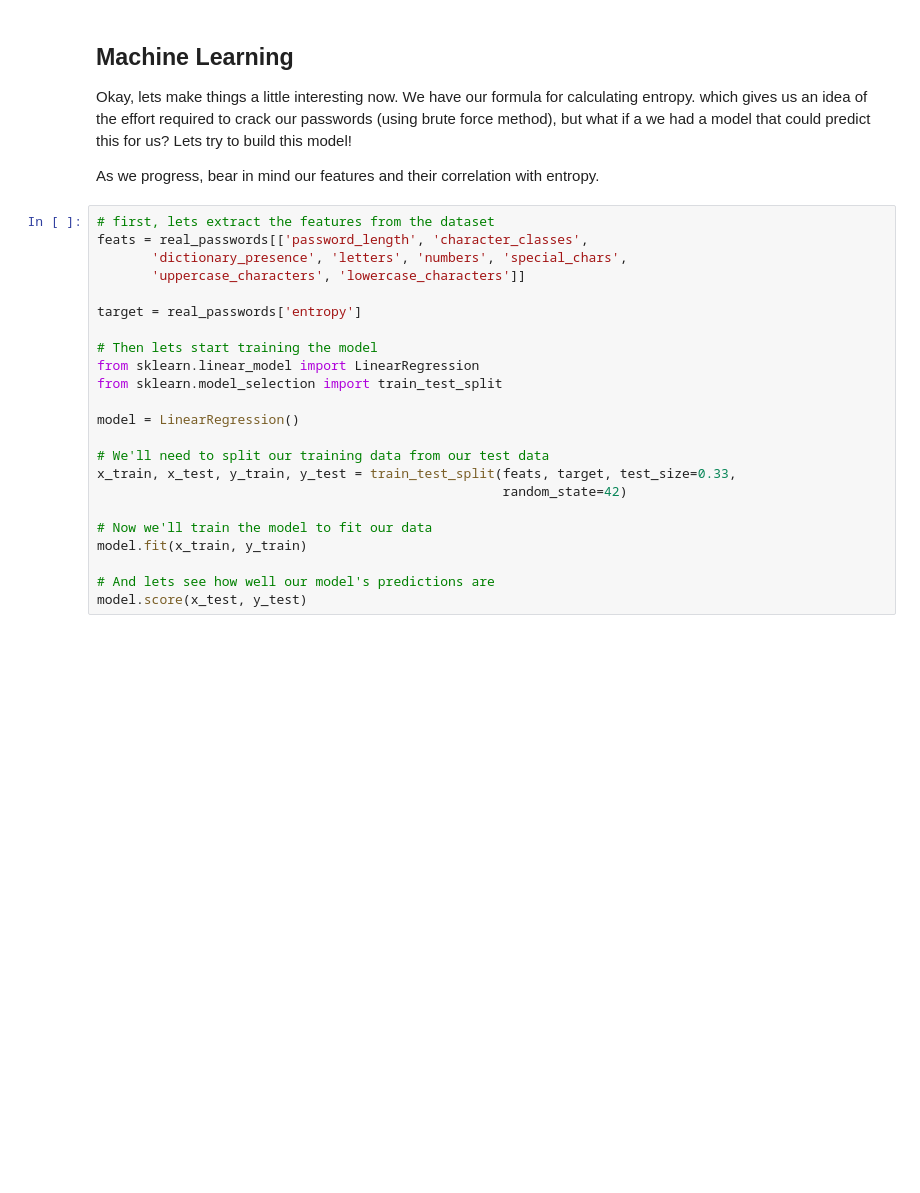
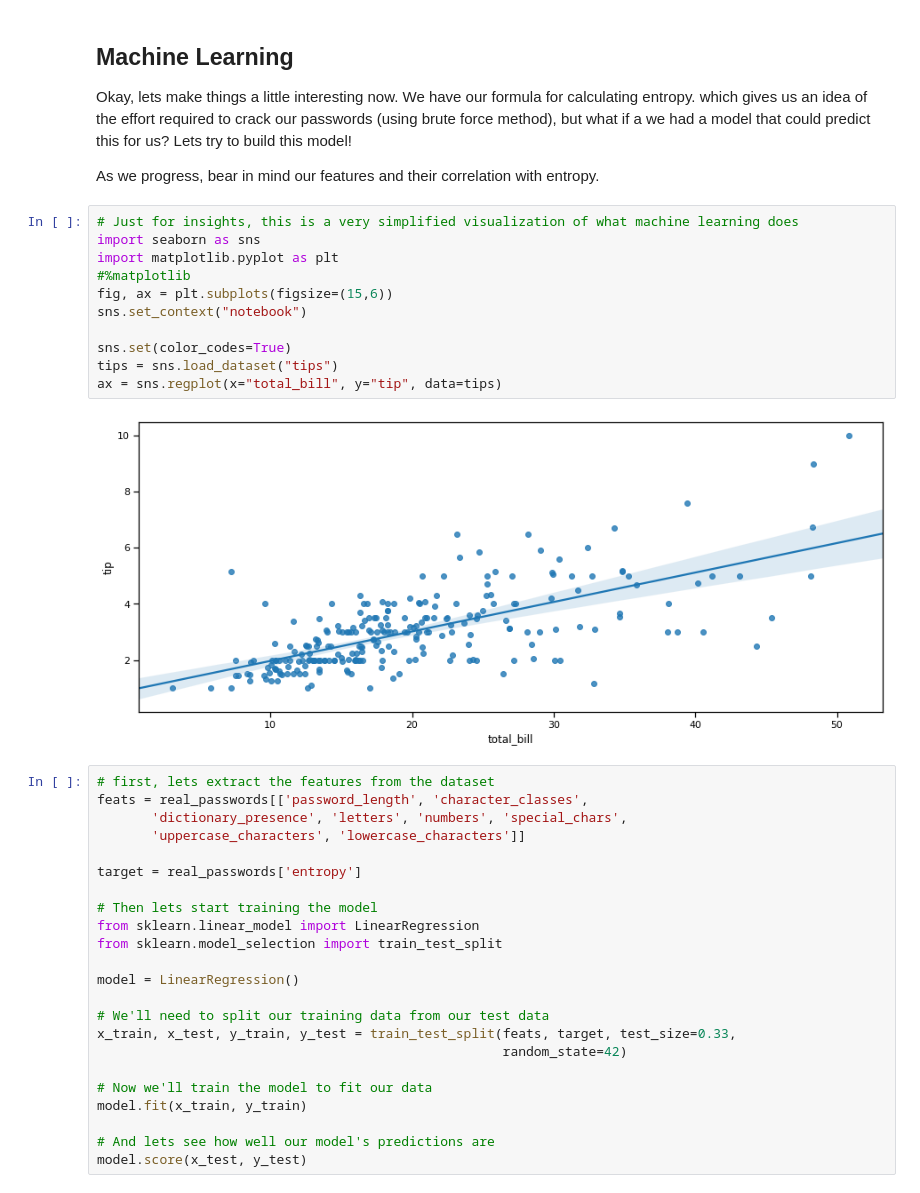
Before and after one commit to ajpen/DataScience-workshop, a Jupyter notebook: cyber_security_ds/passwords_lesson_plan.ipynb, the cells around one changed output. Saved outputs shown, nothing was run; the diff lists cells and outputs as text; blank space fills up the shorter version.

Commit message:
add exercises to the notebook

```diff
--- a/cyber_security_ds/passwords_lesson_plan.ipynb
+++ b/cyber_security_ds/passwords_lesson_plan.ipynb
@@ -359,6 +373,19 @@ ax = sns.lineplot(x="password_length", y="entropy", hue="character_classes", dat
 Okay, lets make things a little interesting now. We have our formula for calculating entropy. which gives us an idea of the effort required to crack our passwords (using brute force method), but what if a we had a model that could predict this for us? Lets try to build this model!
 
 As we progress, bear in mind our features and their correlation with entropy.
+# %%
+# Just for insights, this is a very simplified visualization of what machine learning does
+import seaborn as sns
+import matplotlib.pyplot as plt
+#%matplotlib
+fig, ax = plt.subplots(figsize=(15,6))
+sns.set_context("notebook")
+
+sns.set(color_codes=True)
+tips = sns.load_dataset("tips")
+ax = sns.regplot(x="total_bill", y="tip", data=tips)
+# %% [output]
+[figure, added]
 # %%
 # first, lets extract the features from the dataset
 feats = real_passwords[['password_length', 'character_classes',
```
Also changed, not shown: parts of 12 cells of this notebook.
